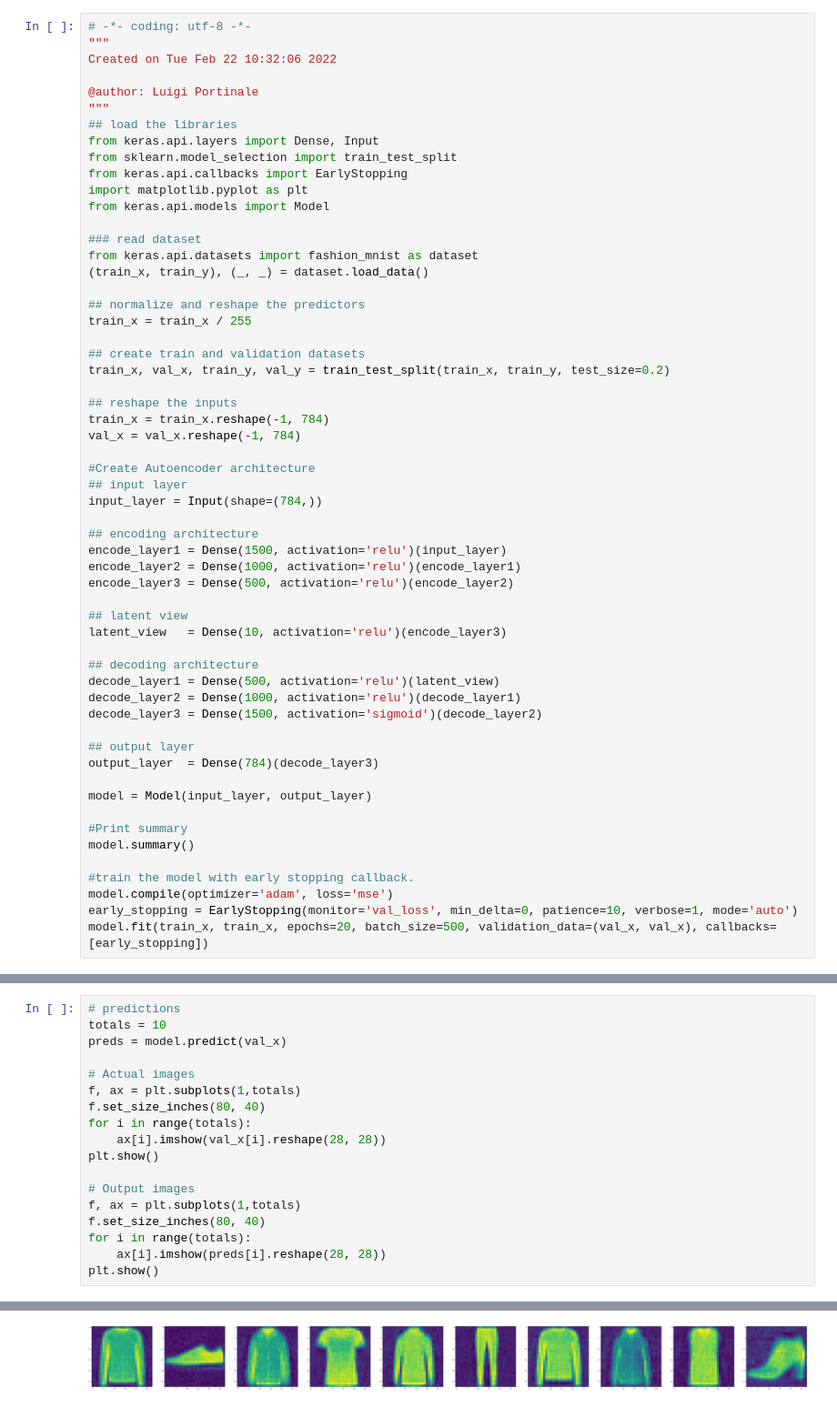
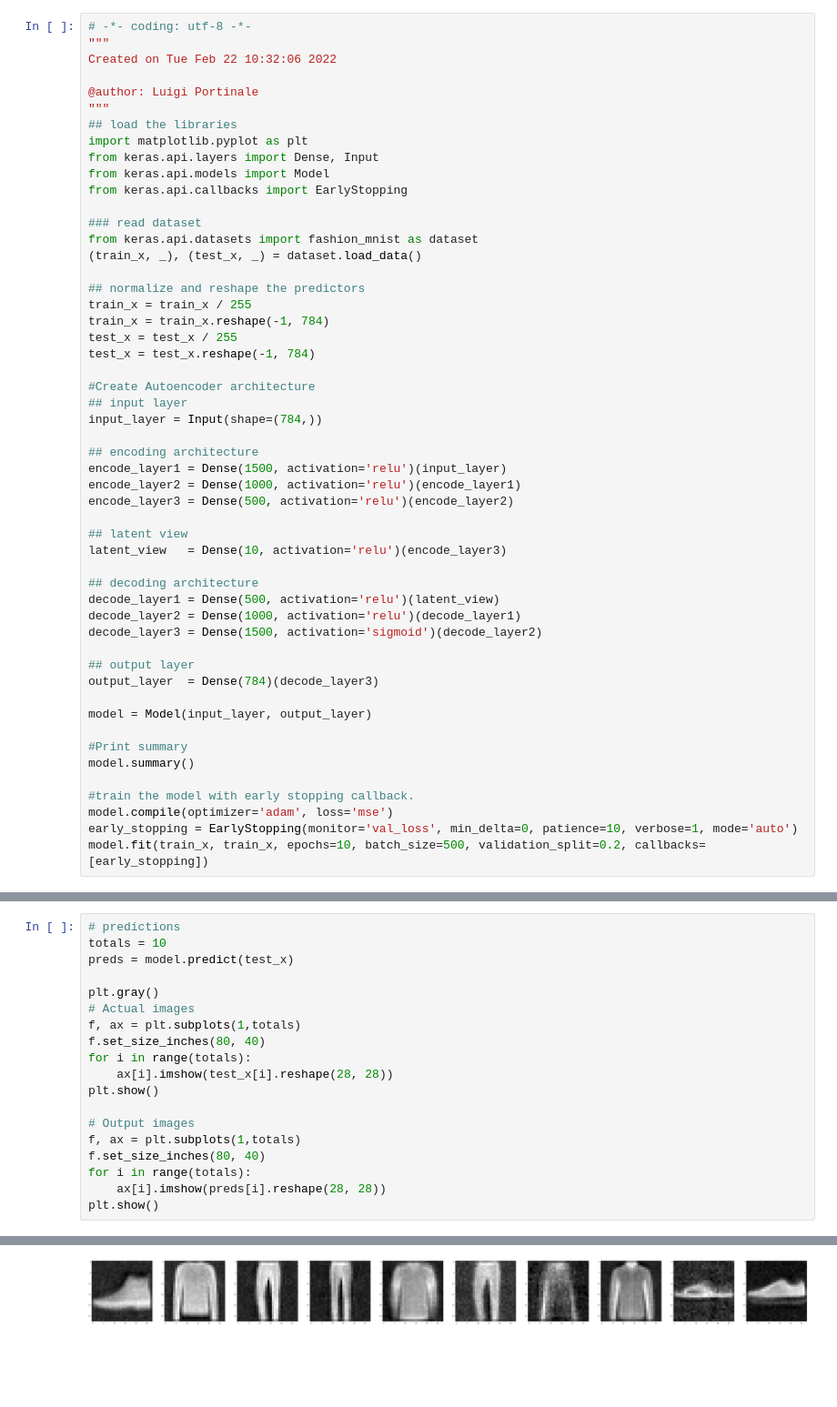
Before and after one commit to Berack96/upo-ml, a Jupyter notebook: src/deep/esempi/Autoencoder.ipynb, the cells around one changed output, grey strips where cells are left out. Shown at 91% size. Saved outputs shown, nothing was run; the diff lists cells and outputs as text; blank space fills up the shorter version.

```diff
--- a/src/deep/esempi/Autoencoder.ipynb
+++ b/src/deep/esempi/Autoencoder.ipynb
@@ -6,25 +6,20 @@ Created on Tue Feb 22 10:32:06 2022
 @author: Luigi Portinale
 """
 ## load the libraries
+import matplotlib.pyplot as plt
 from keras.api.layers import Dense, Input
-from sklearn.model_selection import train_test_split
+from keras.api.models import Model
 from keras.api.callbacks import EarlyStopping
-import matplotlib.pyplot as plt
-from keras.api.models import Model
 
 ### read dataset
 from keras.api.datasets import fashion_mnist as dataset
-(train_x, train_y), (_, _) = dataset.load_data()
+(train_x, _), (test_x, _) = dataset.load_data()
 
 ## normalize and reshape the predictors
 train_x = train_x / 255
-
-## create train and validation datasets
-train_x, val_x, train_y, val_y = train_test_split(train_x, train_y, test_size=0.2)
-
-## reshape the inputs
 train_x = train_x.reshape(-1, 784)
-val_x = val_x.reshape(-1, 784)
+test_x = test_x / 255
+test_x = test_x.reshape(-1, 784)
 
 #Create Autoencoder architecture
 ## input layer
@@ -54,4 +49,4 @@ model.summary()
 #train the model with early stopping callback.
 model.compile(optimizer='adam', loss='mse')
 early_stopping = EarlyStopping(monitor='val_loss', min_delta=0, patience=10, verbose=1, mode='auto')
-model.fit(train_x, train_x, epochs=20, batch_size=500, validation_data=(val_x, val_x), callbacks=[early_stopping])
+model.fit(train_x, train_x, epochs=10, batch_size=500, validation_split=0.2, callbacks=[early_stopping])
@@ -58,13 +96,14 @@ model.fit(train_x, train_x, epochs=20, batch_size=500, validation_data=(val_x, v
 # %%
 # predictions
 totals = 10
-preds = model.predict(val_x)
+preds = model.predict(test_x)
 
+plt.gray()
 # Actual images
 f, ax = plt.subplots(1,totals)
 f.set_size_inches(80, 40)
 for i in range(totals):
-    ax[i].imshow(val_x[i].reshape(28, 28))
+    ax[i].imshow(test_x[i].reshape(28, 28))
 plt.show()
 
 # Output images
@@ -79 +119 @@ plt.show()
-[figure, old version]
+[figure, new version]
```
Also changed, not shown: parts of 2 cells of this notebook, 5 other files.
